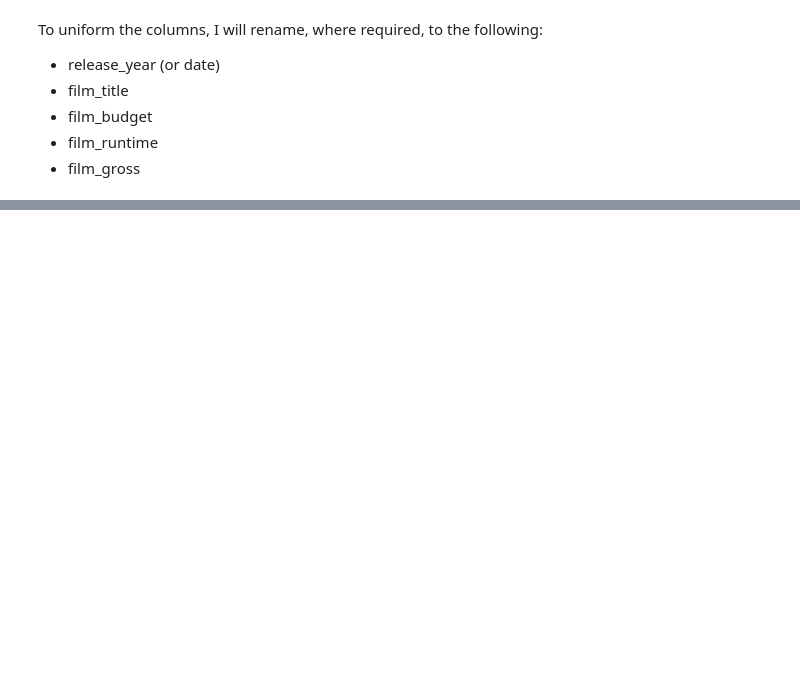
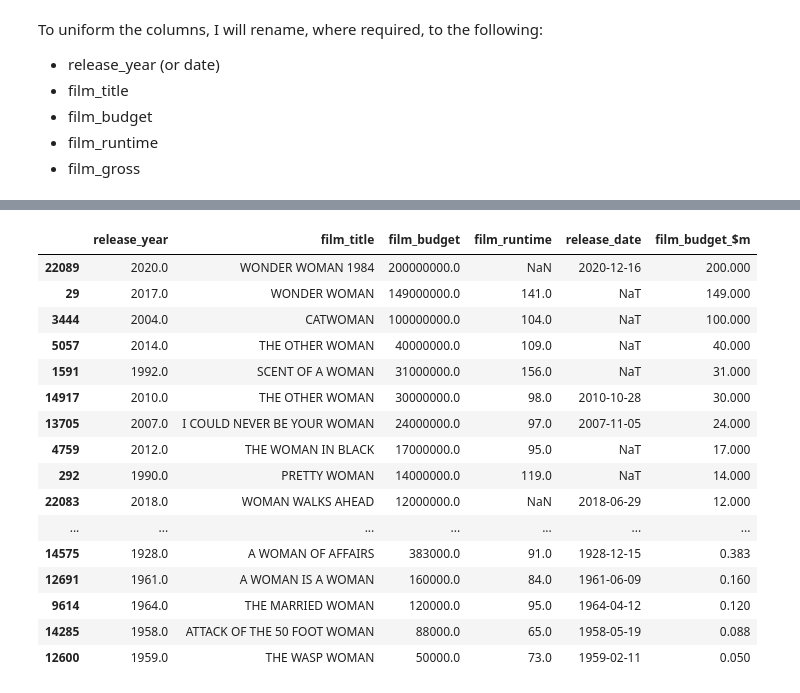
Before and after one commit to ianrowe101/UCDPA_Ian_Rowe, a Jupyter notebook: assignment_analysis.ipynb, the cells around one changed output, grey strips where cells are left out. Saved outputs shown, nothing was run; the diff lists cells and outputs as text; code cells hidden in the pictures; blank space fills up the shorter version.

```diff
--- a/assignment_analysis.ipynb
+++ b/assignment_analysis.ipynb
@@ -384,0 +615,22 @@ top_movies_data_PD
+# %%
+## Using the below piece, I can search for specific titles or ranges of titles, such as the Avengers movies, Star Wars, Rocky and other series which may habe multiples which the duplicate checks failed to pick up on.
+
+production_file[production_file["film_title"].str.contains('WOMAN')].sort_values("film_budget_$m", ascending=False)
+# %% [output]
+|  | release_year | film_title | film_budget | film_runtime | release_date | film_budget_$m |
+| 22089 | 2020.0 | WONDER WOMAN 1984 | 200000000.0 | NaN | 2020-12-16 | 200.000 |
+| 29 | 2017.0 | WONDER WOMAN | 149000000.0 | 141.0 | NaT | 149.000 |
+| 3444 | 2004.0 | CATWOMAN | 100000000.0 | 104.0 | NaT | 100.000 |
+| 5057 | 2014.0 | THE OTHER WOMAN | 40000000.0 | 109.0 | NaT | 40.000 |
+| 1591 | 1992.0 | SCENT OF A WOMAN | 31000000.0 | 156.0 | NaT | 31.000 |
+| 14917 | 2010.0 | THE OTHER WOMAN | 30000000.0 | 98.0 | 2010-10-28 | 30.000 |
+| 13705 | 2007.0 | I COULD NEVER BE YOUR WOMAN | 24000000.0 | 97.0 | 2007-11-05 | 24.000 |
+| 4759 | 2012.0 | THE WOMAN IN BLACK | 17000000.0 | 95.0 | NaT | 17.000 |
+| 292 | 1990.0 | PRETTY WOMAN | 14000000.0 | 119.0 | NaT | 14.000 |
+| 22083 | 2018.0 | WOMAN WALKS AHEAD | 12000000.0 | NaN | 2018-06-29 | 12.000 |
+| ... | ... | ... | ... | ... | ... | ... |
+| 14575 | 1928.0 | A WOMAN OF AFFAIRS | 383000.0 | 91.0 | 1928-12-15 | 0.383 |
+| 12691 | 1961.0 | A WOMAN IS A WOMAN | 160000.0 | 84.0 | 1961-06-09 | 0.160 |
+| 9614 | 1964.0 | THE MARRIED WOMAN | 120000.0 | 95.0 | 1964-04-12 | 0.120 |
+| 14285 | 1958.0 | ATTACK OF THE 50 FOOT WOMAN | 88000.0 | 65.0 | 1958-05-19 | 0.088 |
+| 12600 | 1959.0 | THE WASP WOMAN | 50000.0 | 73.0 | 1959-02-11 | 0.050 |
```
Also changed, not shown: parts of 94 cells of this notebook.
